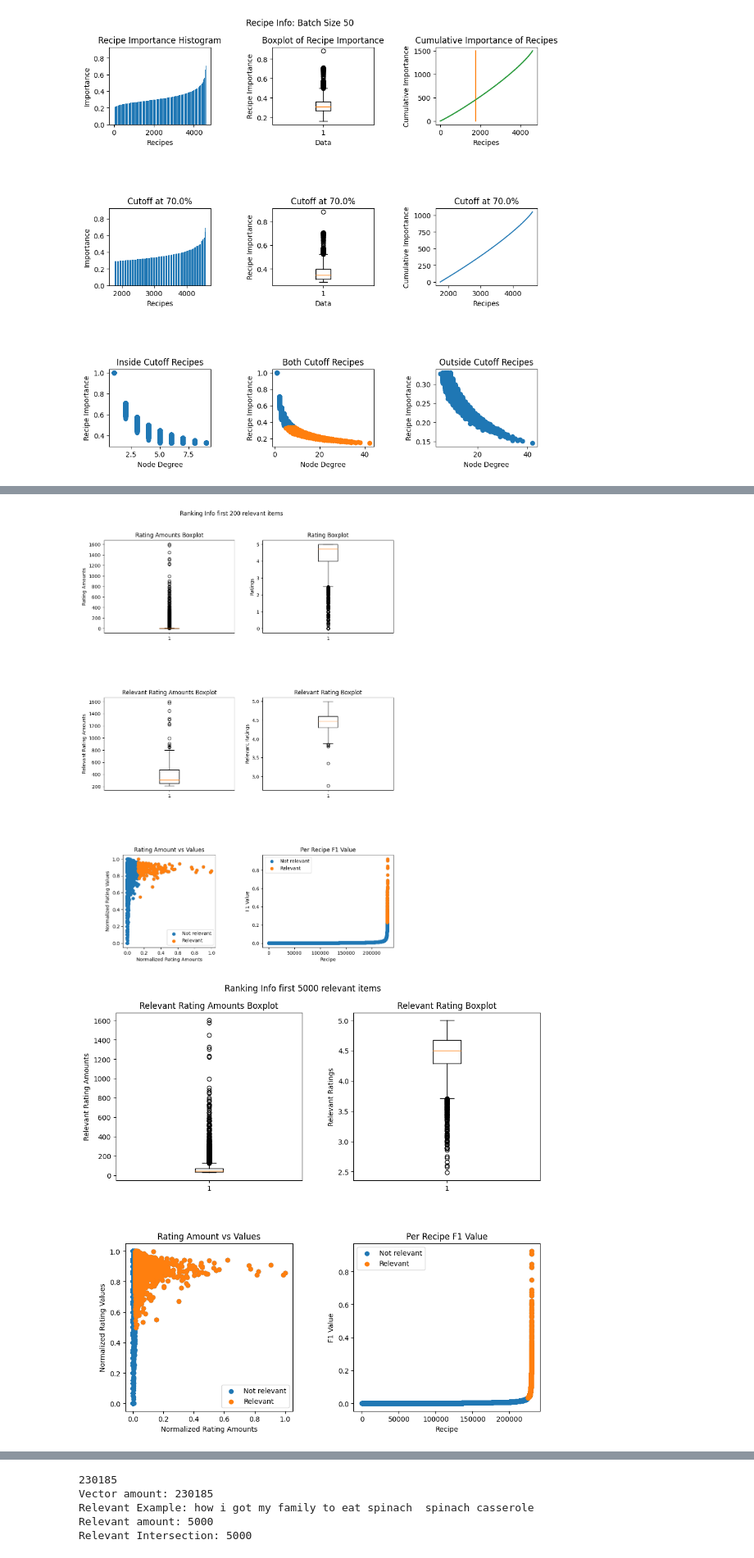
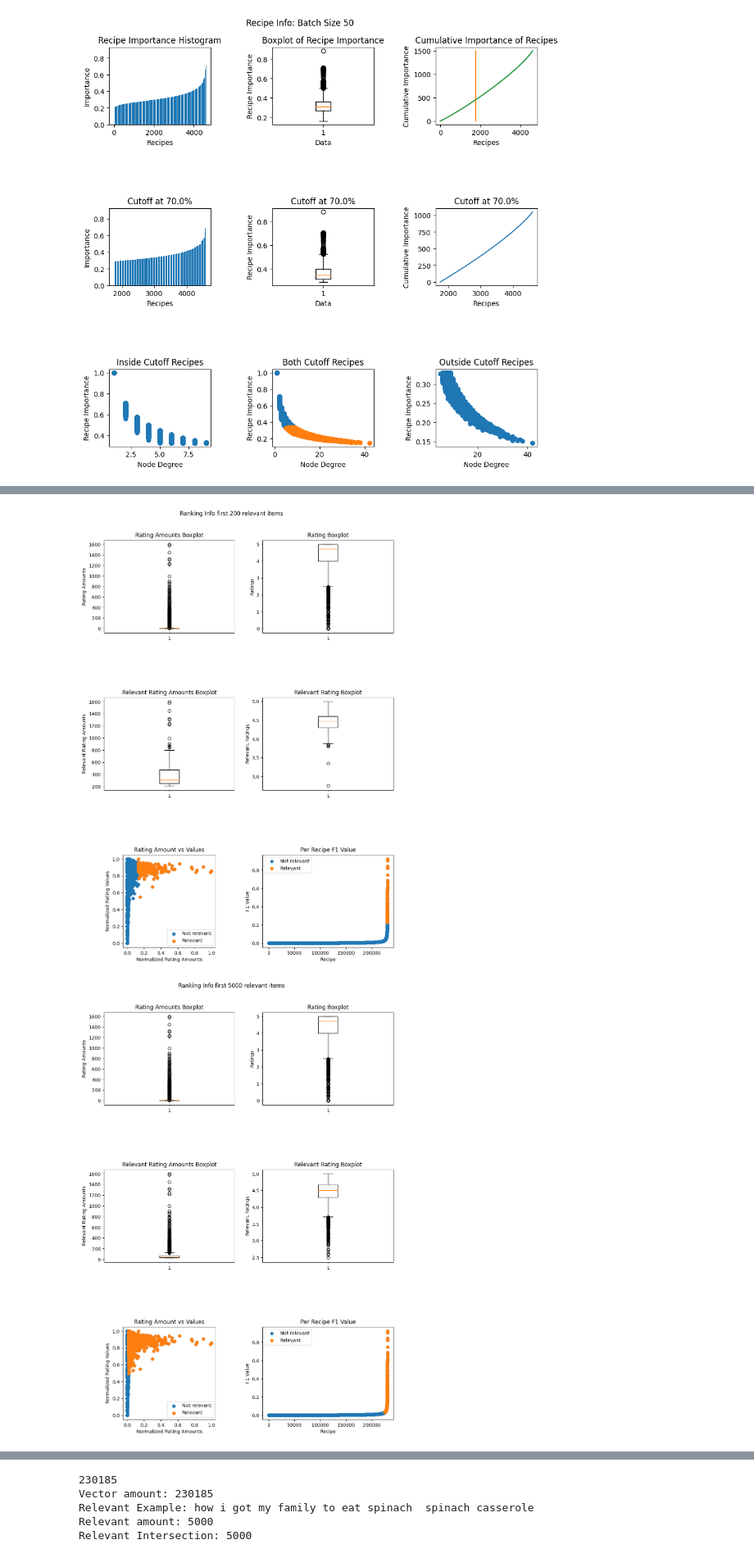
Before and after one commit to luisoibarra/recipy, a Jupyter notebook: recipy/info_extraction.ipynb, the cells around one changed output, grey strips where cells are left out. Shown at 82% size. Saved outputs shown, nothing was run; the diff lists cells and outputs as text; code cells hidden in the pictures.

```diff
--- a/recipy/info_extraction.ipynb
+++ b/recipy/info_extraction.ipynb
@@ -286,7 +286,7 @@ def plot_rating_info(amounts: list[float], ratings: list[float], ranked_recipes:
     plt.plot()
 
 plot_rating_info(amounts, ratings, [x[1] for x in recipe_ranking[:200]], foodcom_recipes_json, trailing_tag="first 200 relevant items", print_extra=True)
-plot_rating_info(amounts, ratings, [x[1] for x in recipe_ranking[:5000]], foodcom_recipes_json, trailing_tag="first 5000 relevant items")
+plot_rating_info(amounts, ratings, [x[1] for x in recipe_ranking[:5000]], foodcom_recipes_json, trailing_tag="first 5000 relevant items", print_extra=True)
 plot_rating_info(amounts, ratings, [x[1] for x in recipe_ranking[:100000]], foodcom_recipes_json, trailing_tag="first 100000 relevant items")
 # %% [output]
 Max amount: 1601
@@ -304,5 +309,5 @@ Receta: kittencal s moist cheddar garlic oven fried chicken breast Rating: 4.605
 [figure]
-[figure, old version]
+[figure, new version]
 [figure]
 # %%
 from engine.graph_io import import_graph
```
Also changed, not shown: parts of 1 cell of this notebook, 20 other files.
